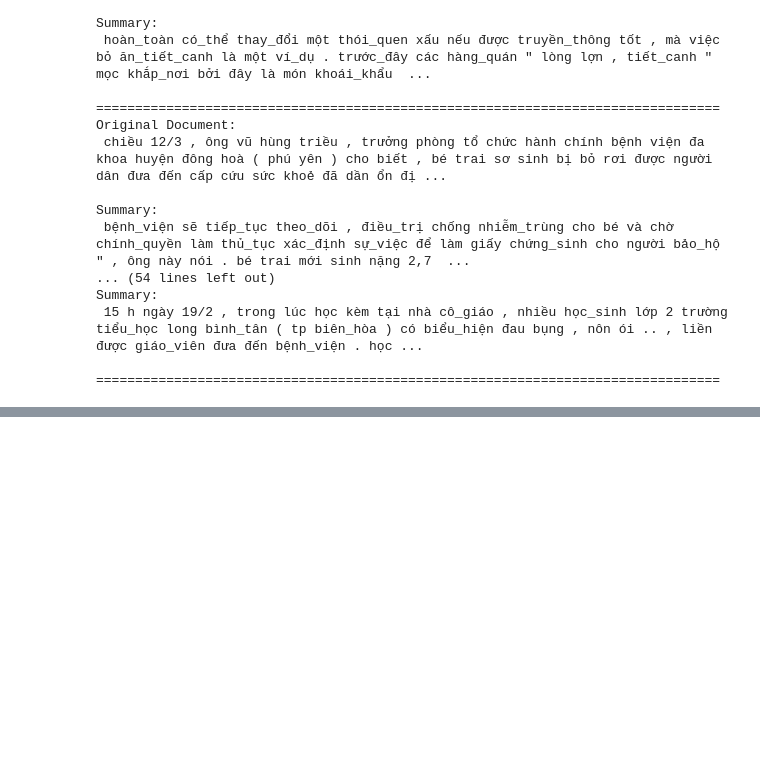
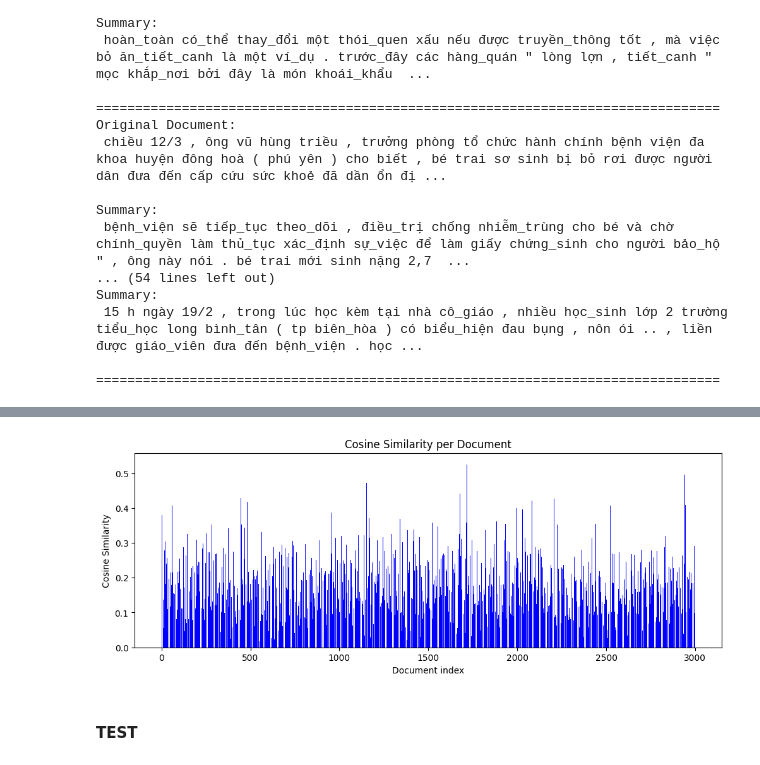
Before and after one commit to phamnghia57/AI-model, a Jupyter notebook: active/code/lsa.ipynb, the cells around one changed output, grey strips where cells are left out. Saved outputs shown, nothing was run; the diff lists cells and outputs as text; code cells hidden in the pictures; blank space fills up the shorter version.

```diff
--- a/active/code/lsa.ipynb
+++ b/active/code/lsa.ipynb
@@ -364,0 +407,11 @@ TEST
+# %%
+plt.figure(figsize=(12,4))
+plt.bar(range(len(df)), df['cosine_score'], color='blue')
+plt.xlabel('Document index')
+plt.ylabel('Cosine Similarity')
+plt.title('Cosine Similarity per Document')
+plt.show()
+# %% [output]
+[figure, added]
+# %% [markdown]
+#### TEST
```
Also changed, not shown: parts of 23 cells of this notebook, 9 other files.
